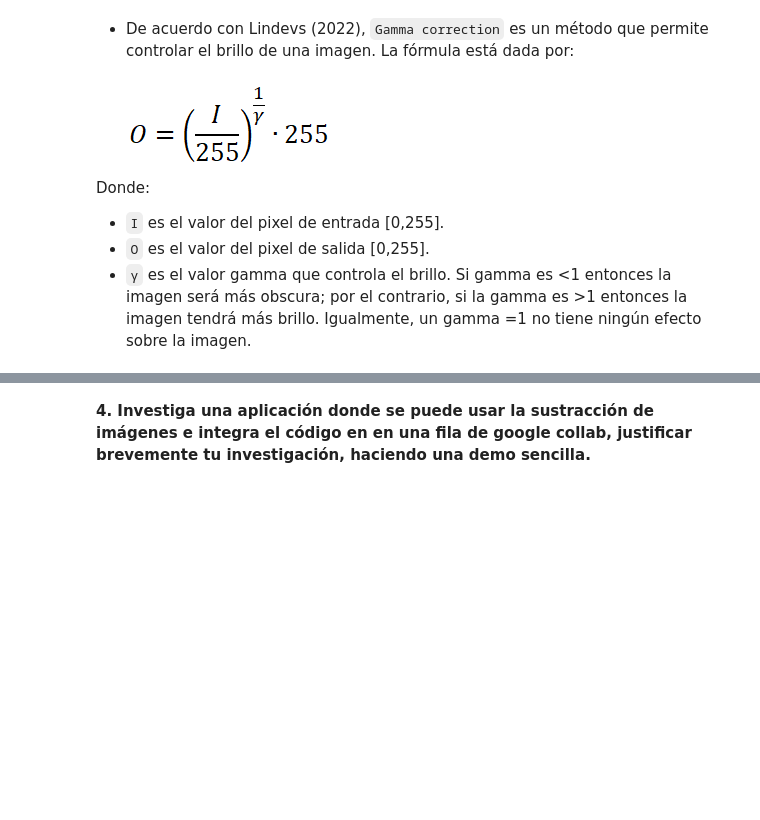
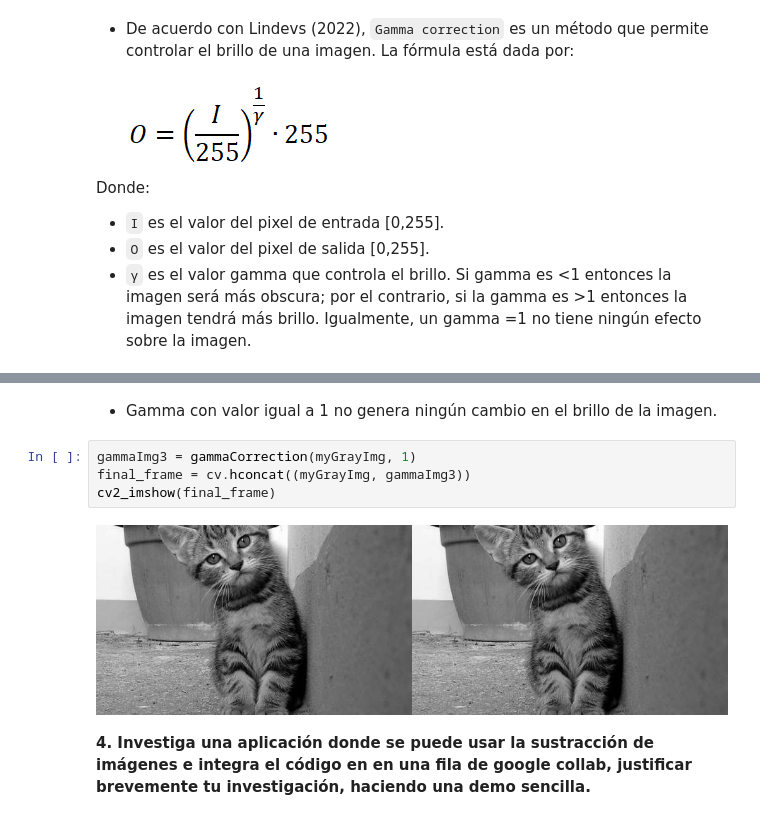
Before and after one commit to andreac941/ComputerVision-Eq3, a Jupyter notebook: SimpleImageProcessing_Eq10.ipynb, the cells around one changed output, grey strips where cells are left out. Drawn from its saved outputs; the diff is of its cells as text; blank space fills up the shorter version.

```diff
--- a/SimpleImageProcessing_Eq10.ipynb
+++ b/SimpleImageProcessing_Eq10.ipynb
@@ -53,2 +80,10 @@ Donde:
+# %% [markdown]
+  * Gamma con valor igual a 1 no genera ningún cambio en el brillo de la imagen.
+# %%
+gammaImg3 = gammaCorrection(myGrayImg, 1)
+final_frame = cv.hconcat((myGrayImg, gammaImg3))
+cv2_imshow(final_frame)
+# %% [output]
+[figure, added]
 # %% [markdown]
 **4. Investiga una aplicación donde se puede usar la sustracción de imágenes e integra el código en en una fila de google collab, justificar brevemente tu investigación, haciendo una demo sencilla.**
```
Also changed, not shown: parts of 6 cells of this notebook.
